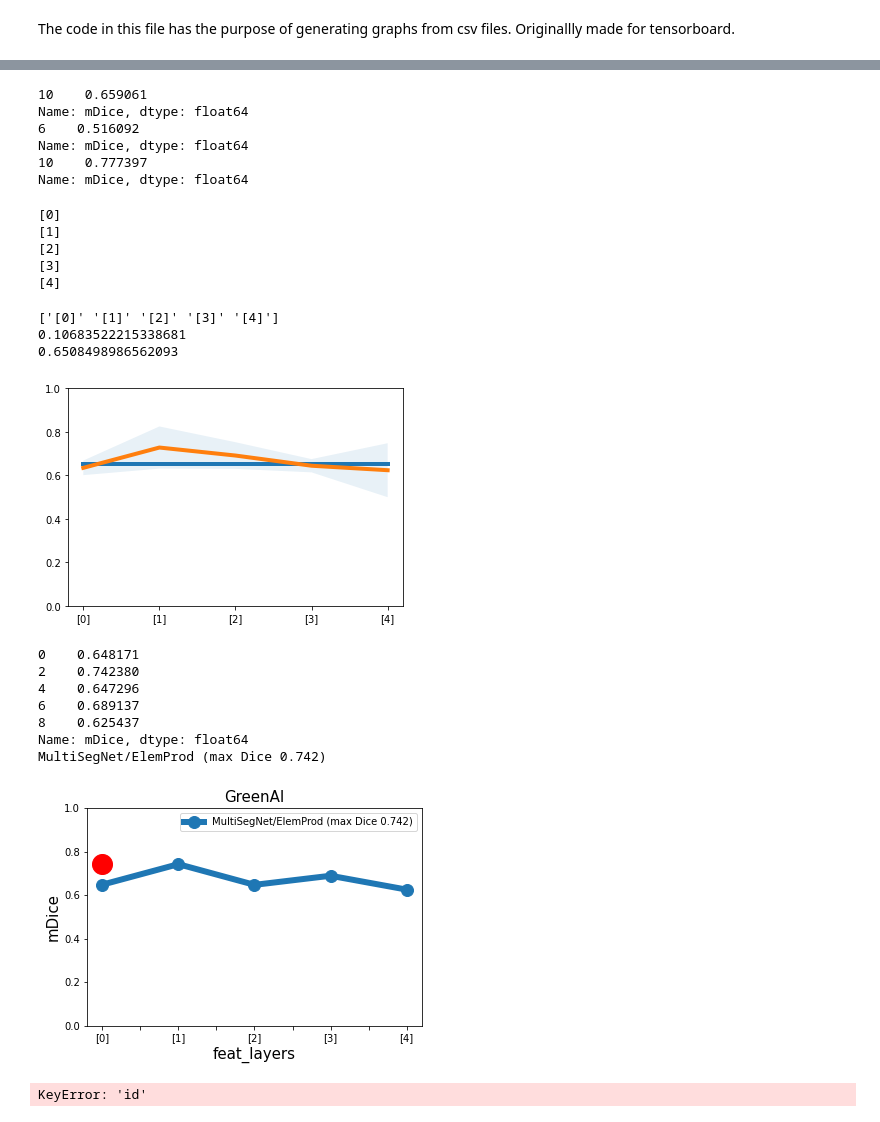
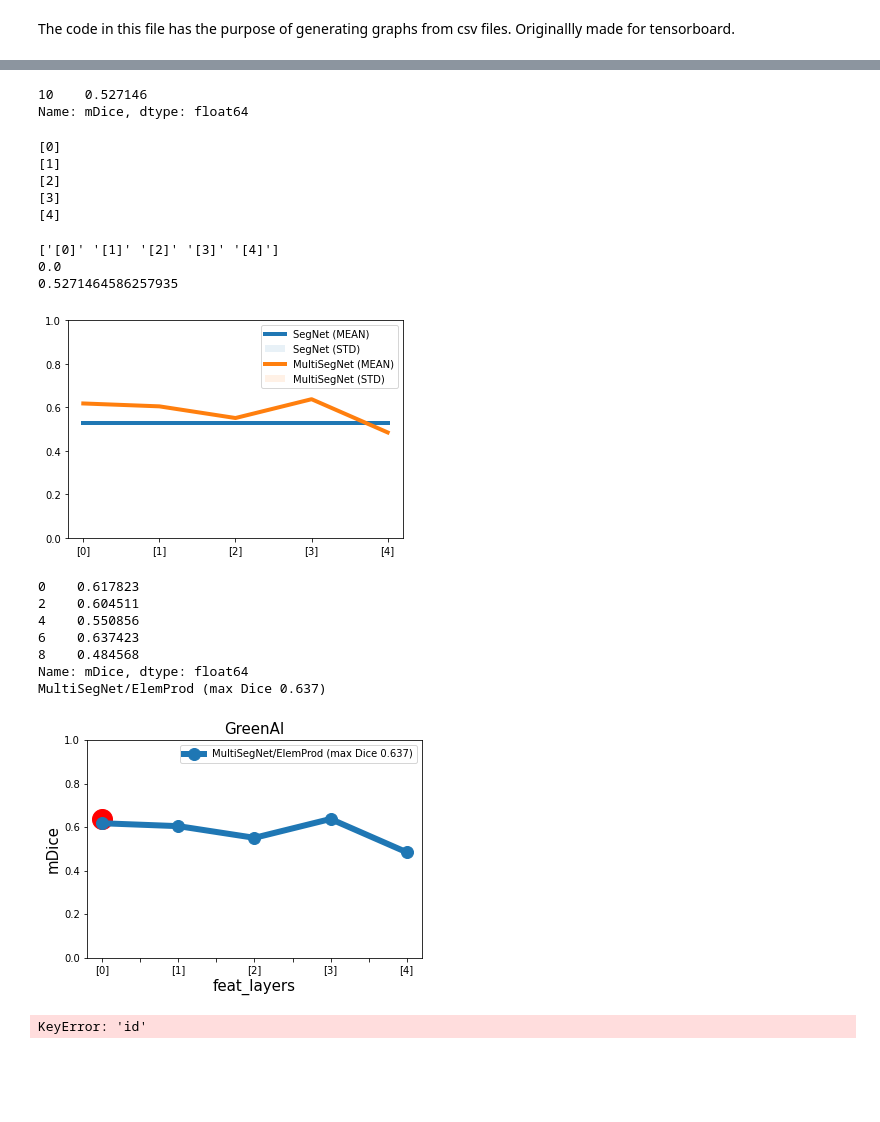
Before and after one commit to Cybonic/tensorboard-plot-tools, a Jupyter notebook: hyper_param_csv_to_figure_.ipynb, the cells around one changed output, grey strips where cells are left out. Cells and saved outputs as stored; diff of their text form; code cells hidden in the pictures; blank space fills up the shorter version.

```diff
--- a/hyper_param_csv_to_figure_.ipynb
+++ b/hyper_param_csv_to_figure_.ipynb
@@ -13,10 +13,10 @@ import numpy as np
 root = '/home/tiago/Dropbox/research/multiview_segmentation/etc/results'
 target_dir = 'weighted_channel_loss'
 #target_file = 'weighted-channel-loss_greenai_70-30.csv'
-target_files = ['crossval-valdoeiro.csv','crossval-esac.csv','crossval-qbaixo.csv']
+target_files = ['crossval-valdoeiro.csv','crossval-esac.csv','crossval-qbaixo.csv','crossval-esac-v2.csv','crossval-esac.csv']
 #target_files = ['crossval-qbaixo.csv']
 #target_files = ['crossval-valdoeiro.csv']
-#target_files = ['crossval-qbaixo.csv']
+target_files = ['crossval-esac-v2.csv']
 
 out_path = os.path.join(root,target_dir)
 
@@ -52,7 +48,7 @@ def find_tag(array,tag,type_cmp='in'):
 
 xx_name = 'feat_layers'
 yy_name = 'mDice'
-plot_name = 'MultiViewSegNet'
+plot_name = 'MultiSegNet'
 base_model = 'SegNet'
 yy_values = []
 xx_values = []
@@ -64,10 +60,13 @@ for target_file in full_target_files:
     #name_splits = parse_id(names)
     idx = find_tag(names,plot_name,'in')
     ddf = df.loc[idx]
-    print(ddf[yy_name])
+
 
     yy = ddf[yy_name].to_numpy()
     xx = ddf[xx_name].to_numpy()
+
+    print(yy)
+    print(xx)
     #xx_selected_value = df[xx_name][idx]
     yy_values.extend(yy)
     xx_values.extend(xx)
@@ -110,12 +95,8 @@ for target_file in full_target_files:
 base_mean = np.mean(base_yy_values)
 base_std = np.std(base_yy_values)
 # %% [output]
-10    0.659061
+10    0.527146
 Name: mDice, dtype: float64
-6    0.516092
-Name: mDice, dtype: float64
-10    0.777397
-Name: mDice, dtype: float64
 # %%
 
 un_values = np.unique(xx_values)
@@ -146,28 +127,32 @@ for un_value in un_values:
 # %%
 LINE_WIDTH = 4
 
 print(un_values)
 print(base_std)
 print(base_mean)
 
 base_std  = base_std*np.ones(len(un_values))
 base_mean = base_mean*np.ones(len(un_values))
 
 plt.plot(base_mean,linewidth = LINE_WIDTH)
+plt.fill_between(range(len(un_values)),base_mean-base_std,base_mean+base_std,alpha=.1)
 
 plt.plot(y_value_man,linewidth  = LINE_WIDTH)
+plt.fill_between(range(len(un_values)),y_value_man-y_value_std,y_value_man+y_value_std,alpha=.1)
 
-plt.fill_between(range(len(un_values)),y_value_man-y_value_std,y_value_man+y_value_std,alpha=.1)
+
+
 plt.ylim(0,1)
 plt.xticks(range(len(un_values)),un_values)
+plt.legend(['SegNet (MEAN)','SegNet (STD)','MultiSegNet (MEAN)','MultiSegNet (STD)'])
 
 plt.savefig(join(out_path,plot_name) + '.pdf')
 plt.savefig(join(out_path,plot_name) + '.png')
 # %% [output]
 ['[0]' '[1]' '[2]' '[3]' '[4]']
-0.10683522215338681
-0.6508498986562093
+0.0
+0.5271464586257935
-[figure, old version]
+[figure, new version]
 # %%
 LINE_WIDTH = 6
 MAX_POINT_SIZE = 20
@@ -237,14 +222,14 @@ plt.ylim(0,1)
 plt.savefig(join(out_path,title) + '.pdf')
 plt.savefig(join(out_path,title) + '.png')
 # %% [output]
-0    0.648171
-2    0.742380
-4    0.647296
-6    0.689137
-8    0.625437
+0    0.617823
+2    0.604511
+4    0.550856
+6    0.637423
+8    0.484568
 Name: mDice, dtype: float64
-MultiSegNet/ElemProd (max Dice 0.742)
+MultiSegNet/ElemProd (max Dice 0.637)
-[figure, old version]
+[figure, new version]
 # %%
 LINE_WIDTH = 6
 MAX_POINT_SIZE = 20
```
Also changed, not shown: parts of 2 cells of this notebook.
